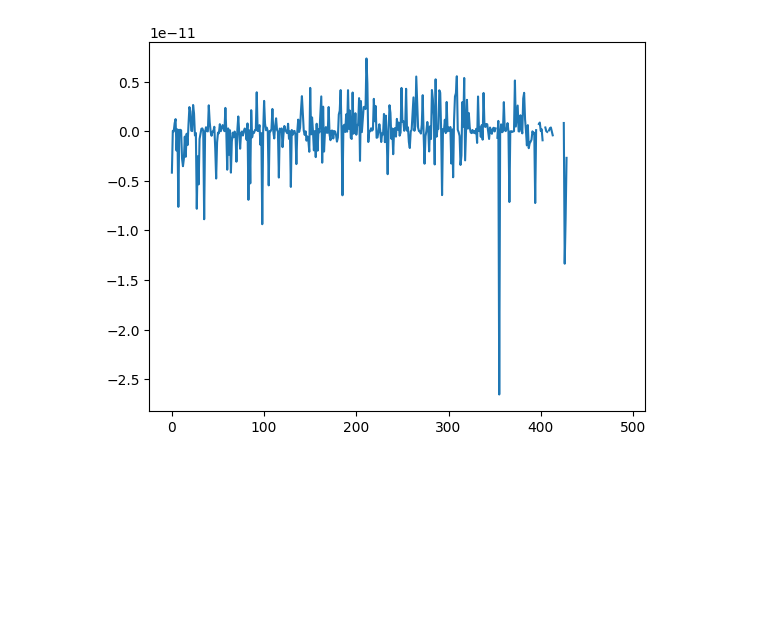
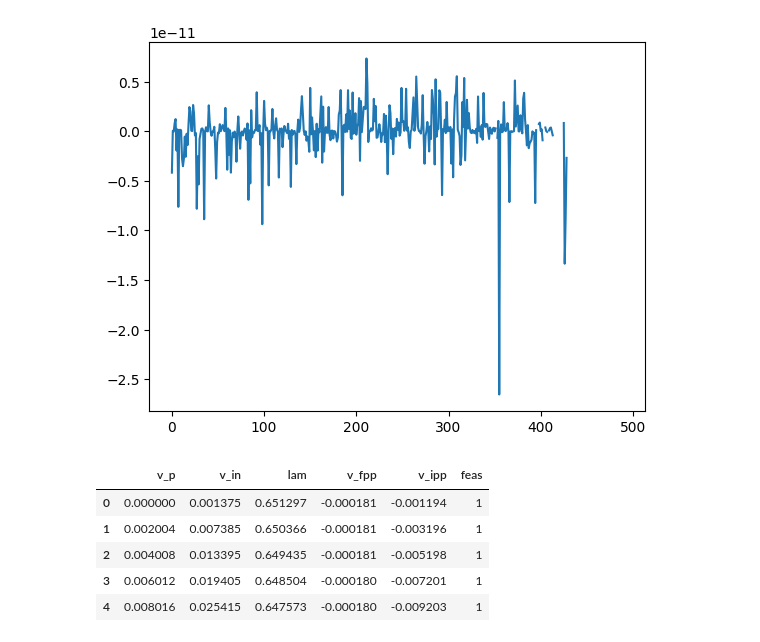
Before and after one commit to cjmerzbacher/joint-simulator, a Jupyter notebook: beta_carotene/bcar_viz.ipynb, the cells around one changed output. Saved outputs shown, nothing was run; the diff lists cells and outputs as text; code cells hidden in the pictures; blank space fills up the shorter version.

```diff
--- a/beta_carotene/bcar_viz.ipynb
+++ b/beta_carotene/bcar_viz.ipynb
@@ -85,3 +85,14 @@ plt.plot(p)
 # %% [output]
 [<matplotlib.lines.Line2D at 0x...>]
 [figure]
+# %%
+import pandas as pd
+data = pd.read_csv("ml_models/training_data.csv")
+data.head()
+# %% [output]
+|  | v_p | v_in | lam | v_fpp | v_ipp | feas |
+| 0 | 0.000000 | 0.001375 | 0.651297 | -0.000181 | -0.001194 | 1 |
+| 1 | 0.002004 | 0.007385 | 0.650366 | -0.000181 | -0.003196 | 1 |
+| 2 | 0.004008 | 0.013395 | 0.649435 | -0.000181 | -0.005198 | 1 |
+| 3 | 0.006012 | 0.019405 | 0.648504 | -0.000180 | -0.007201 | 1 |
+| 4 | 0.008016 | 0.025415 | 0.647573 | -0.000180 | -0.009203 | 1 |
```
Also changed, not shown: parts of 1 cell of this notebook, 9 other files.
